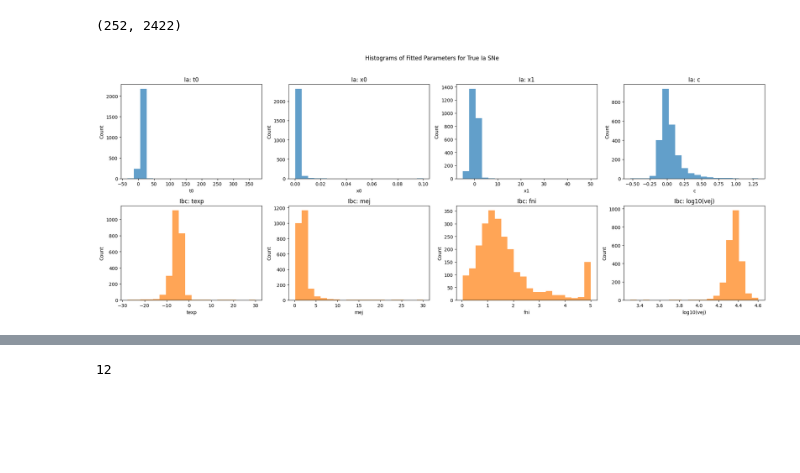
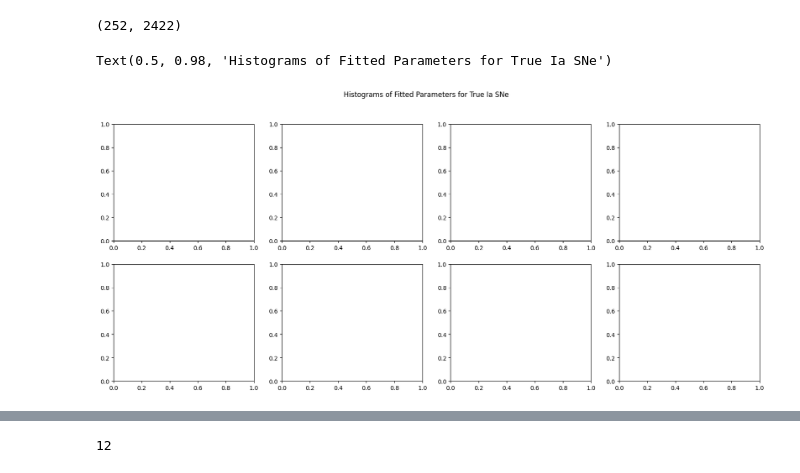
Before and after one commit to asmuzsoy/beams_ext, a Jupyter notebook: fit_real_sne_new.ipynb, the cells around one changed output, grey strips where cells are left out. Drawn from its saved outputs; the diff is of its cells as text; code cells hidden in the pictures; blank space fills up the shorter version.

```diff
--- a/fit_real_sne_new.ipynb
+++ b/fit_real_sne_new.ipynb
@@ -527,20 +547,22 @@ Text(1, 620, 'ZTF r')
 # fig.savefig("figures/example_ibc_fit.pdf", bbox_inches='tight')
 # %%
 class real_SN:
-    ia_keys = ['z', 't0', 'x0', 'x1', 'c']
-    ibc_keys = ['z', 'texp', 'mej', 'fni', 'vej']
-    ia_fit = {key:None for key in ia_keys}
-    ibc_fit = {key:None for key in ibc_keys}
+    ia_keys = ['z', 't0', 'x0', 'x1', 'c','chisq']
+    ibc_keys = ['z', 'texp', 'mej', 'fni', 'vej', 'chisq']
+    # ia_fit = {key:None for key in ia_keys}
+    # ibc_fit = {key:None for key in ibc_keys}
 
     def __init__(self, true_class, true_redshift):
         self.true_class = true_class
         self.true_redshift = true_redshift
 
     def fit_as_ia(self, results_dict):
-        self.ia_fit = {key:results_dict[key] for key in self.ia_keys[1:]}
+        # self.ia_fit = {key:results_dict[key] for key in self.ia_keys[1:]}
+        self.ia_fit = results_dict
 
     def fit_as_ibc(self, results_dict):
-        self.ibc_fit = {key:results_dict[key] for key in self.ibc_keys[1:]}
+        # self.ibc_fit = {key:results_dict[key] for key in self.ibc_keys[1:]}
+        self.ibc_fit = results_dict
 # %%
 import warnings
 warnings.filterwarnings("ignore")
@@ -955,38 +1002,39 @@ len(sn_objects), len(sn_ia_objects)
 # %%
 ia_param_names = sn_objects[1].ia_keys[1:]  # ['t0', 'x0', 'x1', 'c']
 ibc_param_names = sn_objects[1].ibc_keys[1:]  # ['texp', 'mej', 'fni', 'vej']
 
 
 fig, axes = plt.subplots(2, 4, figsize=(20, 8))
 fig.suptitle("Histograms of Fitted Parameters for True Ia SNe")
 
-# Plot Ia fitted parameters
-for i, param in enumerate(ia_param_names):
-    values = [sn.ia_fit[param] for sn in sn_ia_objects if sn.ia_fit[param] is not None]
-    axes[0, i].hist(values, bins=20, color='tab:blue', alpha=0.7)
-    axes[0, i].set_title(f"Ia: {param}")
-    axes[0, i].set_xlabel(param)
-    axes[0, i].set_ylabel("Count")
+# # Plot Ia fitted parameters
+# for i, param in enumerate(ia_param_names):
+#     values = [sn.ia_fit[param] for sn in sn_ia_objects if sn.ia_fit[param] is not None]
+#     axes[0, i].hist(values, bins=20, color='tab:blue', alpha=0.7)
+#     axes[0, i].set_title(f"Ia: {param}")
+#     axes[0, i].set_xlabel(param)
+#     axes[0, i].set_ylabel("Count")
 
-# Plot Ibc fitted parameters
-for i, param in enumerate(ibc_param_names[:4]):
-    values = [sn.ibc_fit[param] for sn in sn_ia_objects if sn.ibc_fit[param] is not None]
-    if param == 'vej':
-        # Plot log10 for vej
-        values = [np.log10(v) for v in values if v > 0]
-        axes[1, i].hist(values, bins=20, color='tab:orange', alpha=0.7)
-        axes[1, i].set_title(f"Ibc: log10({param})")
-        axes[1, i].set_xlabel(f"log10({param})")
-    else:
-        axes[1, i].hist(values, bins=20, color='tab:orange', alpha=0.7)
-        axes[1, i].set_title(f"Ibc: {param}")
-        axes[1, i].set_xlabel(param)
-    axes[1, i].set_ylabel("Count")
+# # Plot Ibc fitted parameters
+# for i, param in enumerate(ibc_param_names[:4]):
+#     values = [sn.ibc_fit[param] for sn in sn_ia_objects if sn.ibc_fit[param] is not None]
+#     if param == 'vej':
+#         # Plot log10 for vej
+#         values = [np.log10(v) for v in values if v > 0]
+#         axes[1, i].hist(values, bins=20, color='tab:orange', alpha=0.7)
+#         axes[1, i].set_title(f"Ibc: log10({param})")
+#         axes[1, i].set_xlabel(f"log10({param})")
+#     else:
+#         axes[1, i].hist(values, bins=20, color='tab:orange', alpha=0.7)
+#         axes[1, i].set_title(f"Ibc: {param}")
+#         axes[1, i].set_xlabel(param)
+#     axes[1, i].set_ylabel("Count")
 
-plt.tight_layout(rect=[0, 0, 1, 0.96])
-plt.show()
+# plt.tight_layout(rect=[0, 0, 1, 0.96])
+# plt.show()
 # %% [output]
+Text(0.5, 0.98, 'Histograms of Fitted Parameters for True Ia SNe')
-[figure, old version]
+[figure, new version]
 # %%
 all_sn_objects = sn_objects + sn_ia_objects
 
```
Also changed, not shown: parts of 9 cells of this notebook, 1 other file.
